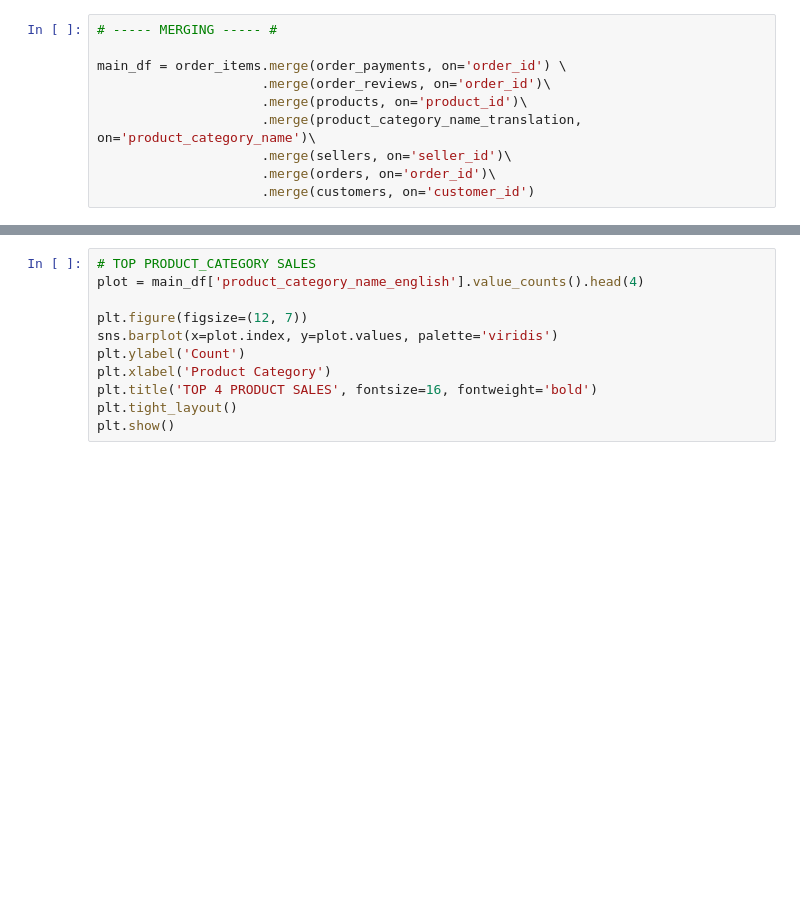
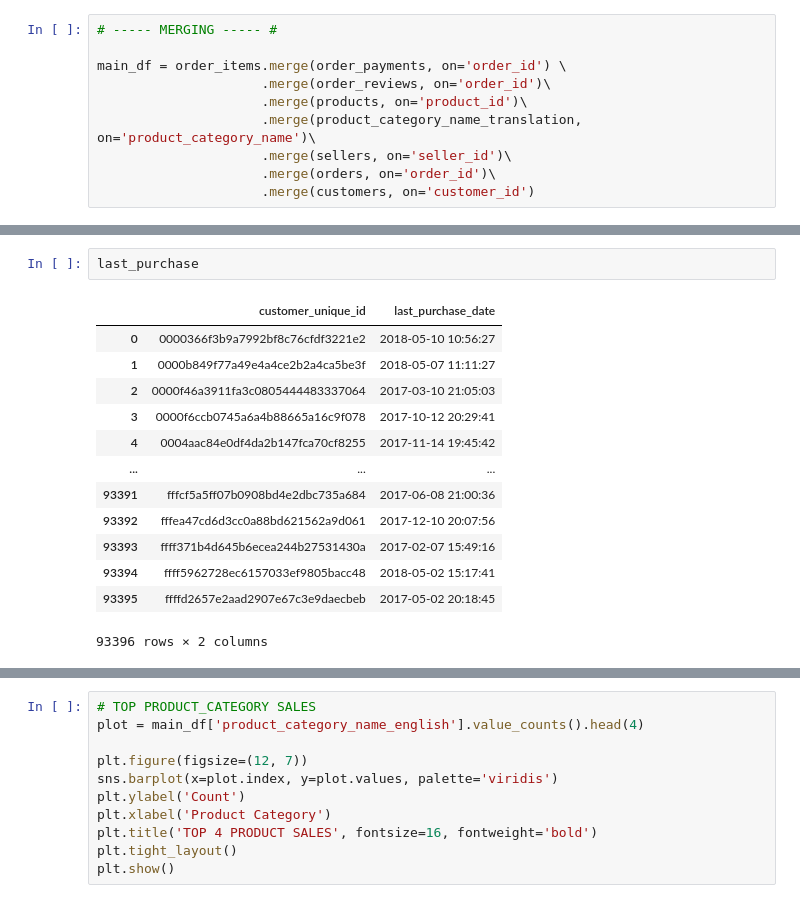
Before and after one commit to mikvyork/schulich_data_science, a Jupyter notebook: mban6110_a2/v1.ipynb, the cells around one changed output, grey strips where cells are left out. Cells and saved outputs as stored; diff of their text form; blank space fills up the shorter version.

```diff
--- a/mban6110_a2/v1.ipynb
+++ b/mban6110_a2/v1.ipynb
@@ -37,3 +42,19 @@ main_df = order_items.merge(order_payments, on='order_id') \
+# %%
+last_purchase
+# %% [output]
+|  | customer_unique_id | last_purchase_date |
+| 0 | 0000366f3b9a7992bf8c76cfdf3221e2 | 2018-05-10 10:56:27 |
+| 1 | 0000b849f77a49e4a4ce2b2a4ca5be3f | 2018-05-07 11:11:27 |
+| 2 | 0000f46a3911fa3c0805444483337064 | 2017-03-10 21:05:03 |
+| 3 | 0000f6ccb0745a6a4b88665a16c9f078 | 2017-10-12 20:29:41 |
+| 4 | 0004aac84e0df4da2b147fca70cf8255 | 2017-11-14 19:45:42 |
+| ... | ... | ... |
+| 93391 | fffcf5a5ff07b0908bd4e2dbc735a684 | 2017-06-08 21:00:36 |
+| 93392 | fffea47cd6d3cc0a88bd621562a9d061 | 2017-12-10 20:07:56 |
+| 93393 | ffff371b4d645b6ecea244b27531430a | 2017-02-07 15:49:16 |
+| 93394 | ffff5962728ec6157033ef9805bacc48 | 2018-05-02 15:17:41 |
+| 93395 | ffffd2657e2aad2907e67c3e9daecbeb | 2017-05-02 20:18:45 |
+93396 rows × 2 columns
 # %%
 main_df
 # %% [output]
```
Also changed, not shown: parts of 11 cells of this notebook.
